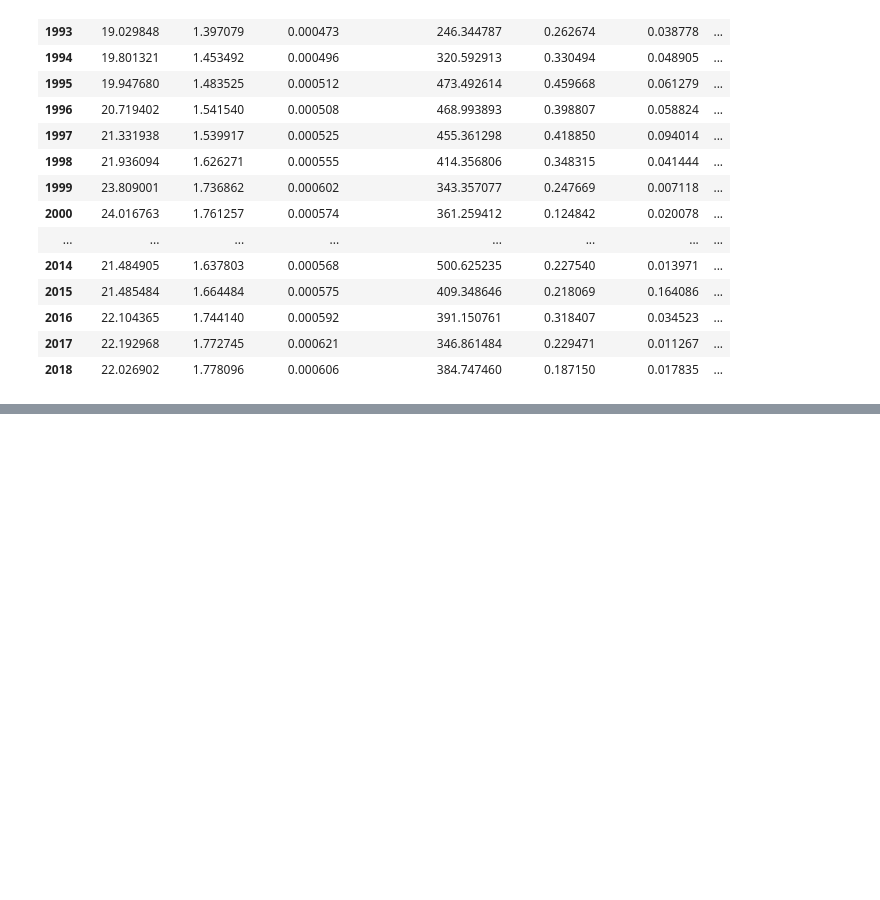
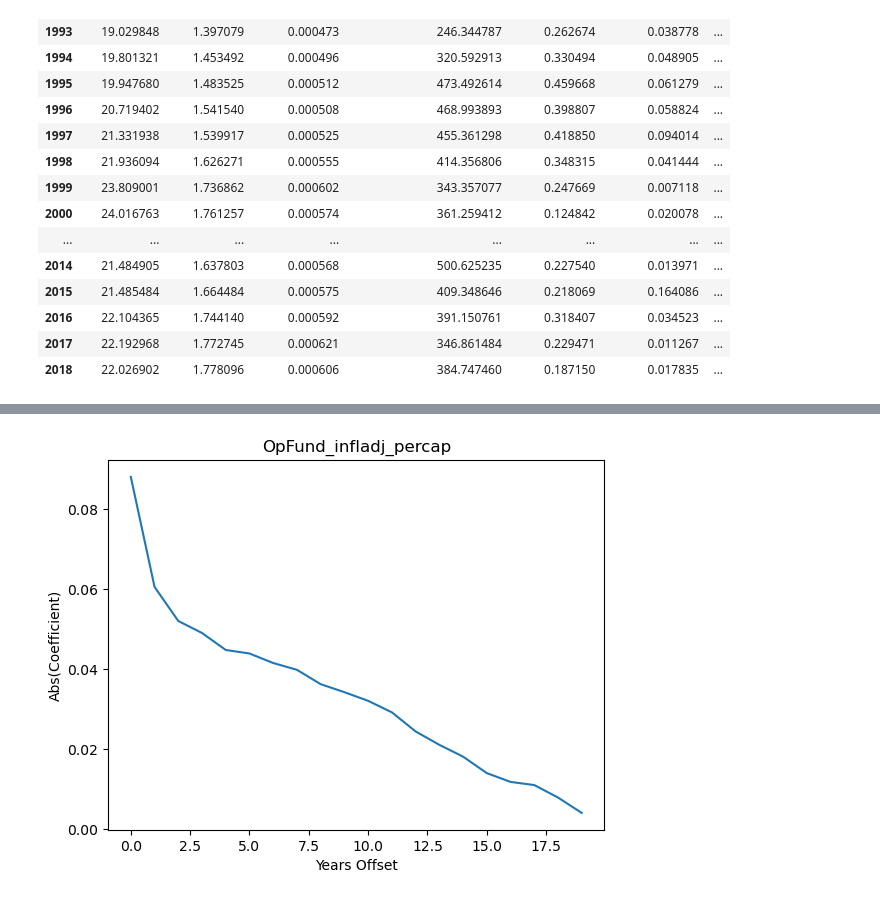
Before and after one commit to lodubay/transit-ridership, a Jupyter notebook: notebooks/time_series_LD.ipynb, the cells around one changed output, grey strips where cells are left out. Cells and saved outputs as stored; diff of their text form; code cells hidden in the pictures; blank space fills up the shorter version.

```diff
--- a/notebooks/time_series_LD.ipynb
+++ b/notebooks/time_series_LD.ipynb
@@ -369,0 +448,21 @@ portland_xvals
+# %%
+# Now with operational funding
+xdata = portland_xvals['OpFund_infladj_percap'].values
+offset_data = [xdata.tolist()]
+offset_data += [[0] * offset + xdata[:-offset].tolist() for offset in range(1, 20)]
+offset_data = np.array(offset_data).T
+# %%
+mlr = LinearRegression()
+coefs = []
+for i in range(offset_data.shape[1]):
+    mlr.fit(offset_data[:,i:i+1], y)
+    coefs.append(mlr.coef_)
+coefs = np.array(coefs).flatten()
+# %%
+plt.plot(coefs)
+plt.xlabel('Years Offset')
+plt.ylabel('Abs(Coefficient)')
+plt.title('OpFund_infladj_percap')
+plt.show()
+# %% [output]
+[figure, added]
```
Also changed, not shown: parts of 18 cells of this notebook.
